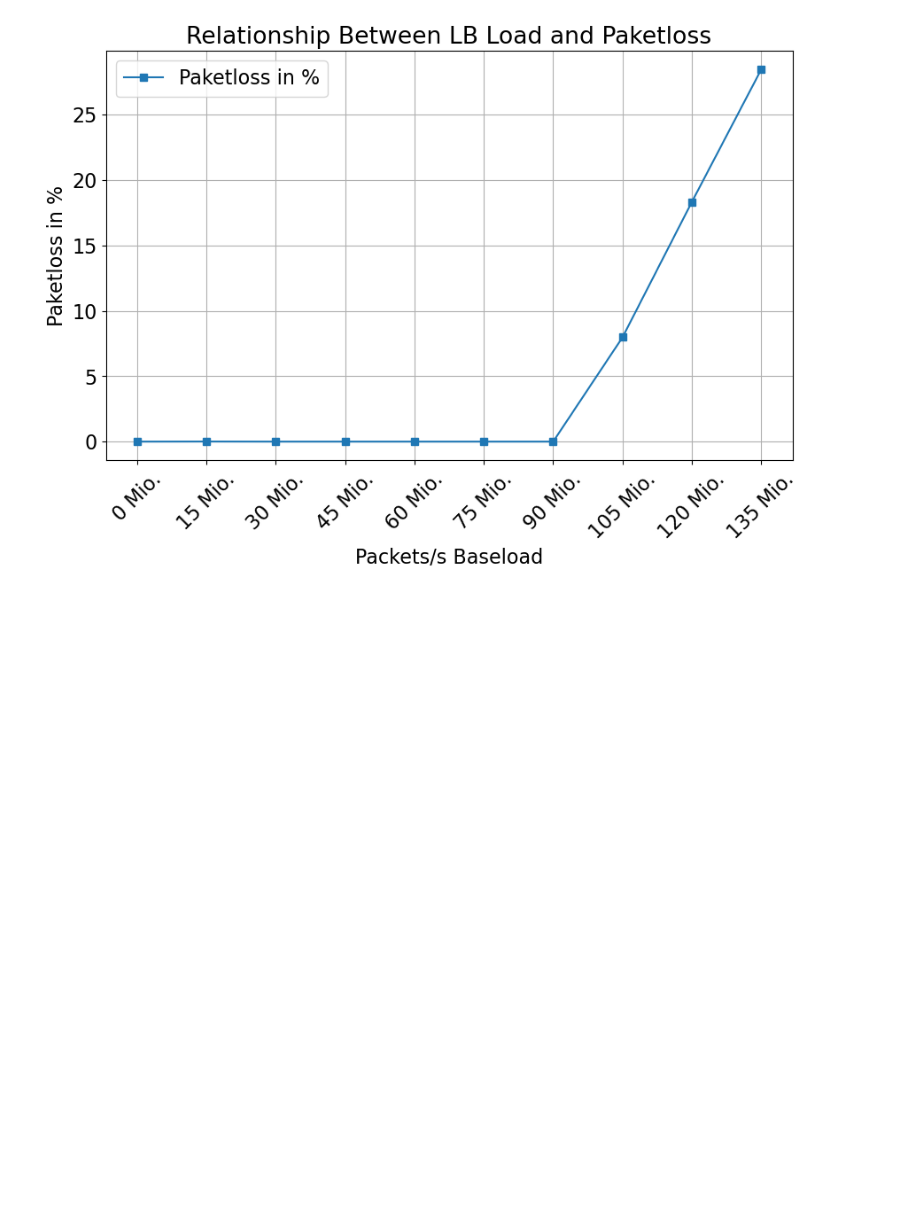
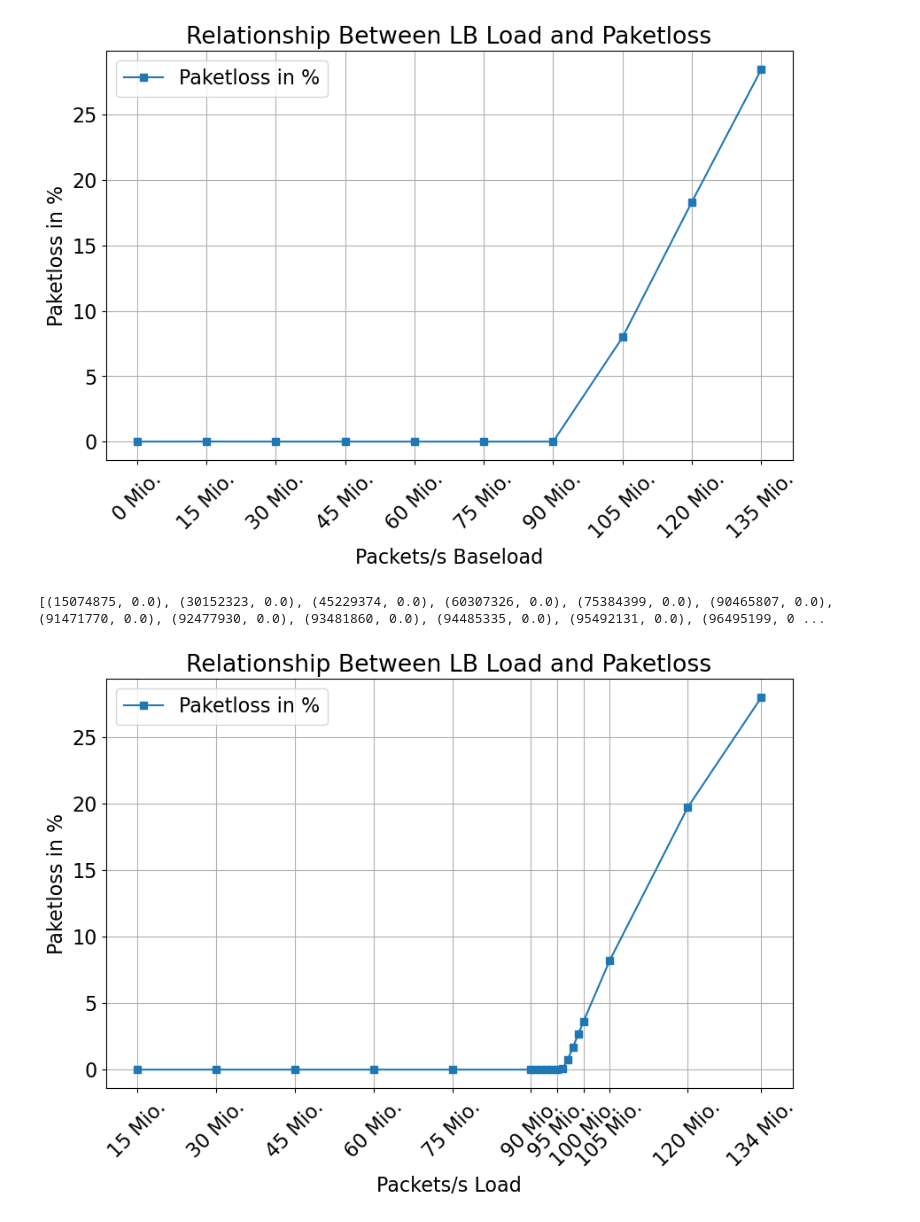
Before and after one commit to gespel/Bachelorarbeit, a Jupyter notebook: notebooks/paper.ipynb, the cells around one changed output. Cells and saved outputs as stored; diff of their text form; code cells hidden in the pictures; blank space fills up the shorter version.

Commit message:
paketloss done

```diff
--- a/notebooks/paper.ipynb
+++ b/notebooks/paper.ipynb
@@ -172,12 +172,73 @@ plt.show()
 # %% [output]
 [figure]
 # %%
-paketloss1 = []
-
 def calc_paketloss(nr):
     out = []
     loads = [15, 30, 45, 60, 75, 90, 91, 92, 93, 94, 95, 96, 97, 98, 99, 100, 105, 120, 135]
 
     for load in loads:
         with open(f"../measurements/paper/paketloss/tx_{load}m_{nr}.txt") as tx:
             with open(f"../measurements/paper/paketloss/rx_{load}m_{nr}.txt") as rx:
+                tx_average = 0
+                tx_counter = 0
+
+                tx_lines = tx.readlines()
+
+                for i in range(0, len(tx_lines)):
+                    tx_average += int(tx_lines[i])
+                    tx_counter += 1
+                tx_average = int(tx_average/tx_counter)
+
+                rx_average = 0
+                rx_counter = 0
+
+                rx_lines = rx.readlines()
+
+                for i in range(0, len(rx_lines)):
+                    rx_average += int(rx_lines[i])
+                    rx_counter += 1
+                rx_average = int(rx_average/rx_counter)
+
+                paketloss = 1-(rx_average/tx_average)
+                if paketloss < 0:
+                    paketloss = 0
+                out.append((tx_average, paketloss))
+    return out
+
+paketloss1 = calc_paketloss(1)
+paketloss2 = calc_paketloss(2)
+paketloss3 = calc_paketloss(3)
+paketloss = []
+
+for d in range(0, len(paketloss1)):
+    paketloss.append(
+        (
+            int((paketloss1[d][0] + paketloss2[d][0] + paketloss3[d][0])/3),
+            (paketloss1[d][1] + paketloss2[d][1] + paketloss3[d][1])/3,
+            )
+        )
+print(paketloss)
+
+import matplotlib.pyplot as plt
+
+x = []
+y = []
+
+for p in paketloss:
+    x.append(p[0])
+    y.append(p[1]*100)
+
+plt.figure(figsize=(10, 6))
+plt.grid(True)
+plt.plot(x, y, "-s", label="Paketloss in %")
+plt.title("Relationship Between LB Load and Paketloss")
+plt.xlabel("Packets/s Load")
+tick_indecies = [0, 1, 2, 3, 4, 5, 10, 15, 16, 17, 18]
+plt.xticks([x[i] for i in tick_indecies], [f"{str(int(x[i]/1_000_000)) + " Mio."}" for i in tick_indecies], rotation=45)
+#plt.xticks(x, [str(int(val/1_000_000)) + " Mio." for val in x], rotation=45)
+plt.ylabel("Paketloss in %")
+plt.legend()
+plt.show()
+# %% [output]
+[(15074875, 0.0), (30152323, 0.0), (45229374, 0.0), (60307326, 0.0), (75384399, 0.0), (90465807, 0.0), (91471770, 0.0), (92477930, 0.0), (93481860, 0.0), (94485335, 0.0), (95492131, 0.0), (96495199, 0 ...
+[figure, added]
```
Also changed, not shown: 2 other files.
